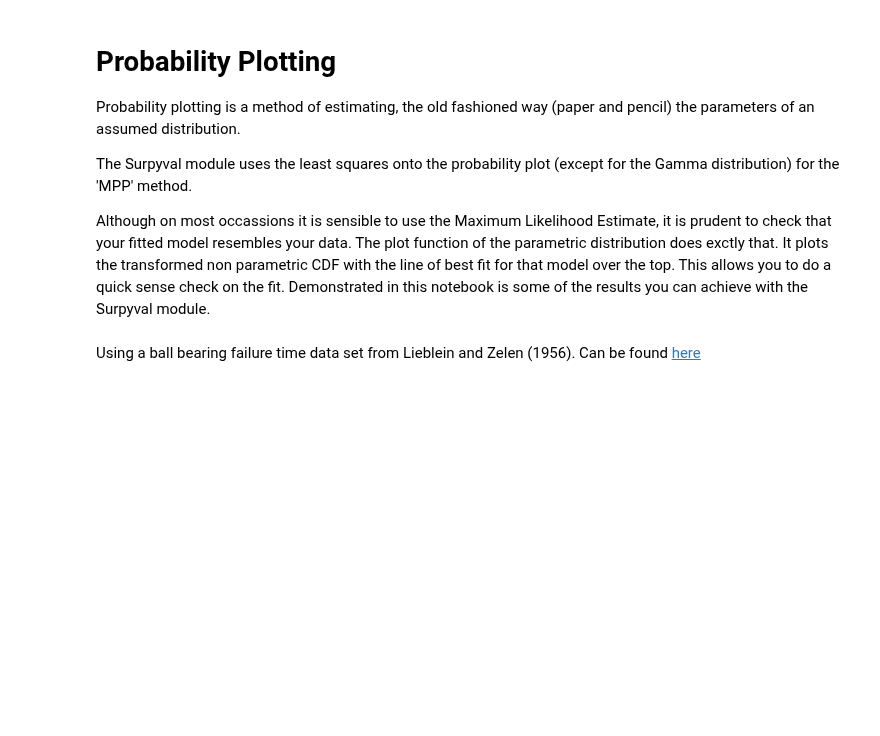
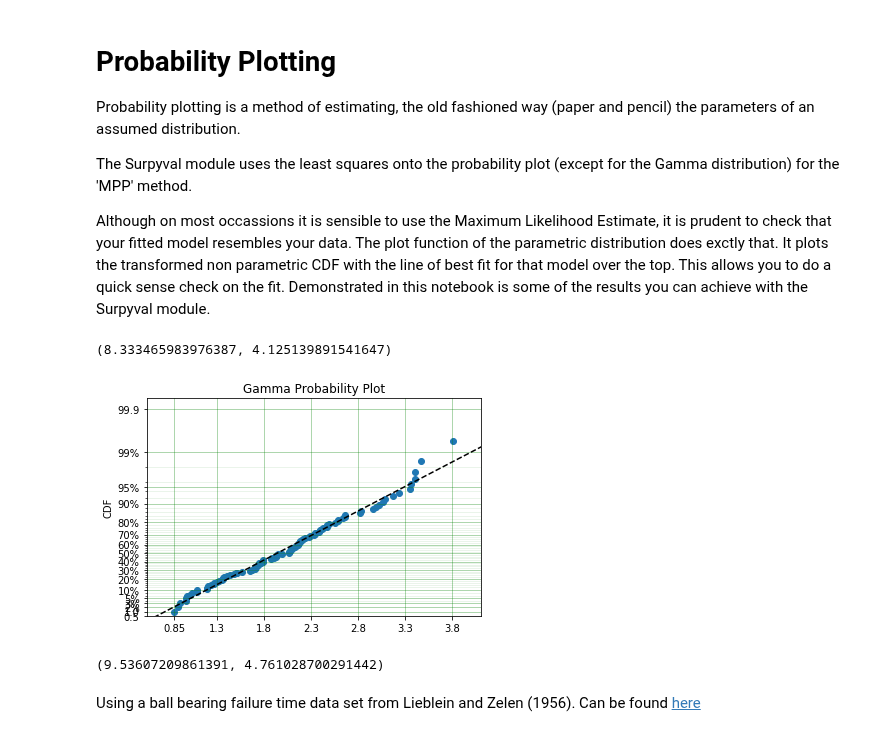
Before and after one commit to derrynknife/SurPyval, a Jupyter notebook: Probability Plotting with Surpyval.ipynb, the cells around one changed output. Saved outputs shown, nothing was run; the diff lists cells and outputs as text; code cells hidden in the pictures; blank space fills up the shorter version.

Commit message:
Added _mpp to the gamma distribution so that it now works

```diff
--- a/Probability Plotting with Surpyval.ipynb
+++ b/Probability Plotting with Surpyval.ipynb
@@ -10,6 +10,20 @@ Although on most occassions it is sensible to use the Maximum Likelihood Estimat
 import surpyval as surv
 import numpy as np
 import matplotlib.pyplot as plt
+# %%
+dist = surv.Gamma
+x = dist.random(100, 10, 5)
+
+model = dist.fit(x, how='MPP', rr='y')
+model.plot(heuristic='Nelson-Aalen', plot_bounds=False);
+model.params
+# %% [output]
+(8.333465983976387, 4.125139891541647)
+[figure, added]
+# %%
+model.params
+# %% [output]
+(9.53607209861391, 4.761028700291442)
 # %% [markdown]
 Using a ball bearing failure time data set from Lieblein and Zelen (1956). Can be found [here](https://nvlpubs.nist.gov/nistpubs/jres/057/5/V57.N05.A04.pdf)
 # %%
```
Also changed, not shown: parts of 2 cells of this notebook, 2 other files.
